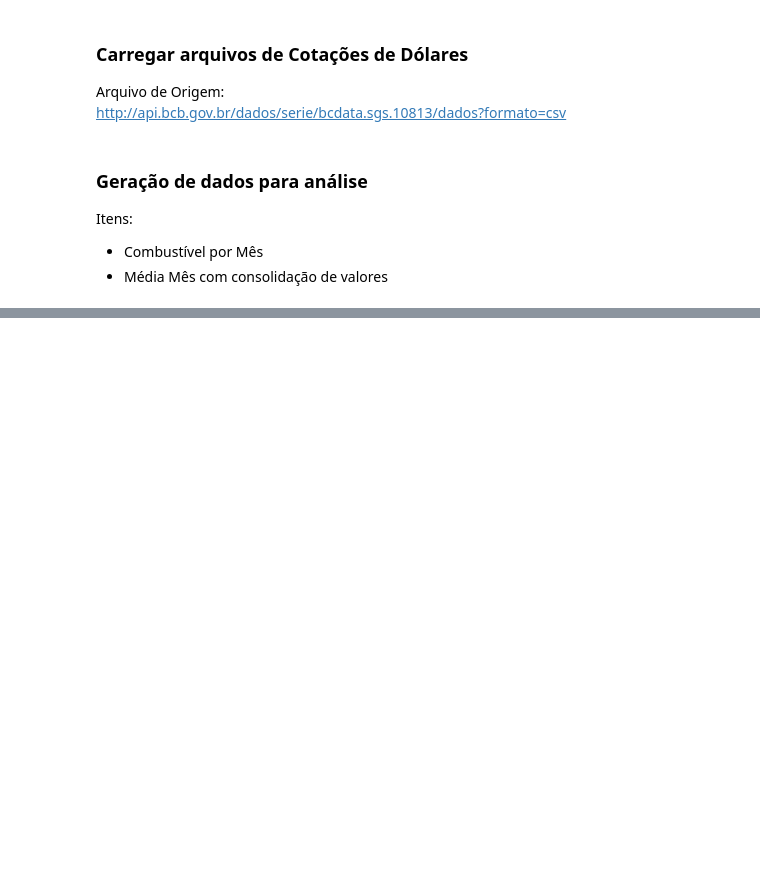
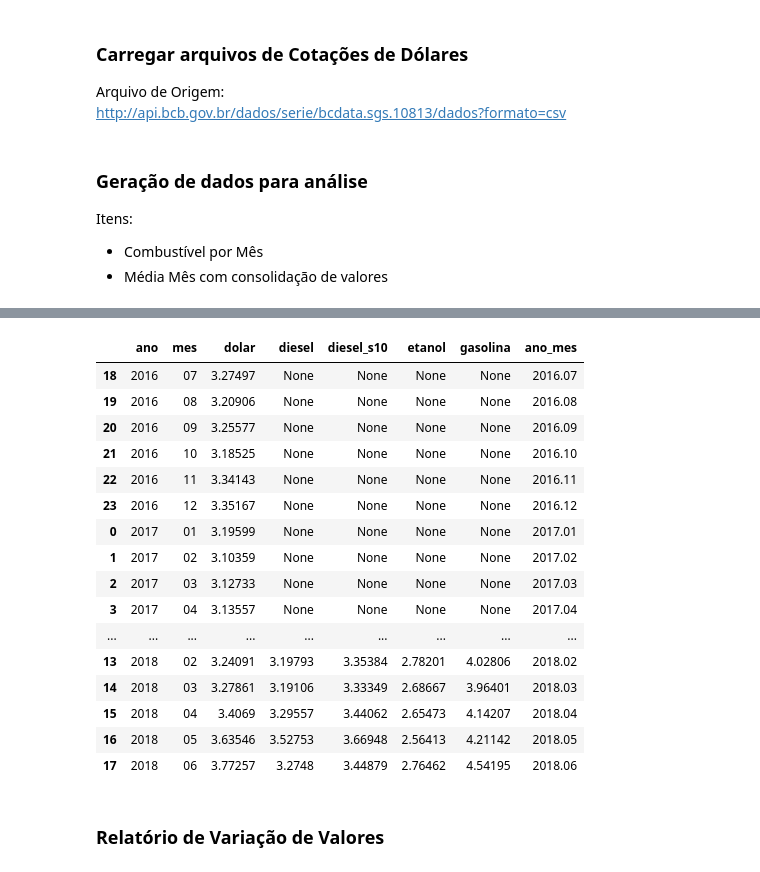
Before and after one commit to johnywalves/PyStudies, a Jupyter notebook: Cassandra_Gas_Price/gas_price.ipynb, the cells around one changed output, grey strips where cells are left out. Cells and saved outputs as stored; diff of their text form; code cells hidden in the pictures; blank space fills up the shorter version.

```diff
--- a/Cassandra_Gas_Price/gas_price.ipynb
+++ b/Cassandra_Gas_Price/gas_price.ipynb
@@ -7,3 +5,5 @@ cassandra_ports = ['127.0.0.1']
+# %%
+cassandra_ports = ['192.168.99.100']
 # %% [markdown]
 ### Declaração de classses de dados
 # %%
@@ -723,3 +776,49 @@ print(resumo_mes)
+# %%
+import numpy as np
+
+MediaMesDAO = MediaMesCassandra(cassandra_ports, 'gas_price')
+
+media_mes = []
+for media in MediaMesDAO.get_full_table():
+    media_mes.append([
+        str(media.get_ano()),
+        str(media.get_mes()).zfill(2),
+        media.get_dolar(),
+        media.get_diesel(),
+        media.get_diesel_s10(),
+        media.get_etanol(),
+        media.get_gasolina()
+    ])
+
+MediaMesDAO.close_connection()
+
+resumo_mes = pandas.DataFrame(np.array(media_mes), columns=[
+    'ano', 'mes', 'dolar', 'diesel', 'diesel_s10', 'etanol', 'gasolina'])
+resumo_mes = resumo_mes.sort_values(by=['ano', 'mes'])
+resumo_mes["ano_mes"] = resumo_mes['ano'] + '.' + resumo_mes['mes']
+
+from IPython.display import display, HTML
+display(HTML(resumo_mes.to_html()))
+# %% [output]
+|  | ano | mes | dolar | diesel | diesel_s10 | etanol | gasolina | ano_mes |
+| 18 | 2016 | 07 | 3.27497 | None | None | None | None | 2016.07 |
+| 19 | 2016 | 08 | 3.20906 | None | None | None | None | 2016.08 |
+| 20 | 2016 | 09 | 3.25577 | None | None | None | None | 2016.09 |
+| 21 | 2016 | 10 | 3.18525 | None | None | None | None | 2016.10 |
+| 22 | 2016 | 11 | 3.34143 | None | None | None | None | 2016.11 |
+| 23 | 2016 | 12 | 3.35167 | None | None | None | None | 2016.12 |
+| 0 | 2017 | 01 | 3.19599 | None | None | None | None | 2017.01 |
+| 1 | 2017 | 02 | 3.10359 | None | None | None | None | 2017.02 |
+| 2 | 2017 | 03 | 3.12733 | None | None | None | None | 2017.03 |
+| 3 | 2017 | 04 | 3.13557 | None | None | None | None | 2017.04 |
+| ... | ... | ... | ... | ... | ... | ... | ... | ... |
+| 13 | 2018 | 02 | 3.24091 | 3.19793 | 3.35384 | 2.78201 | 4.02806 | 2018.02 |
+| 14 | 2018 | 03 | 3.27861 | 3.19106 | 3.33349 | 2.68667 | 3.96401 | 2018.03 |
+| 15 | 2018 | 04 | 3.4069 | 3.29557 | 3.44062 | 2.65473 | 4.14207 | 2018.04 |
+| 16 | 2018 | 05 | 3.63546 | 3.52753 | 3.66948 | 2.56413 | 4.21142 | 2018.05 |
+| 17 | 2018 | 06 | 3.77257 | 3.2748 | 3.44879 | 2.76462 | 4.54195 | 2018.06 |
+# %% [markdown]
+### Relatório de Variação de Valores
 # %%
 import matplotlib.pyplot as plt
 from matplotlib.pyplot import figure
```
Also changed, not shown: parts of 18 cells of this notebook, 2 other files.
